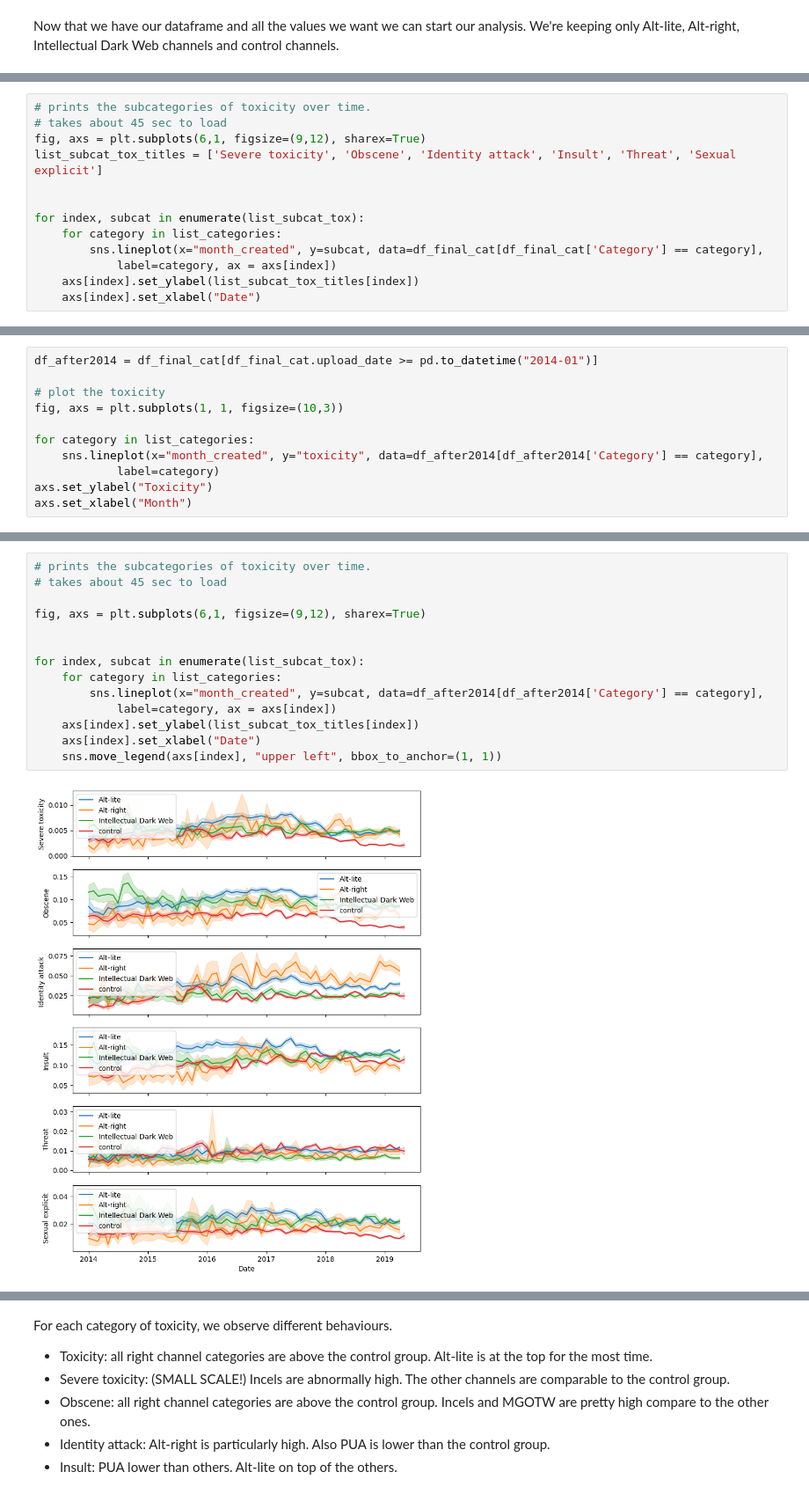
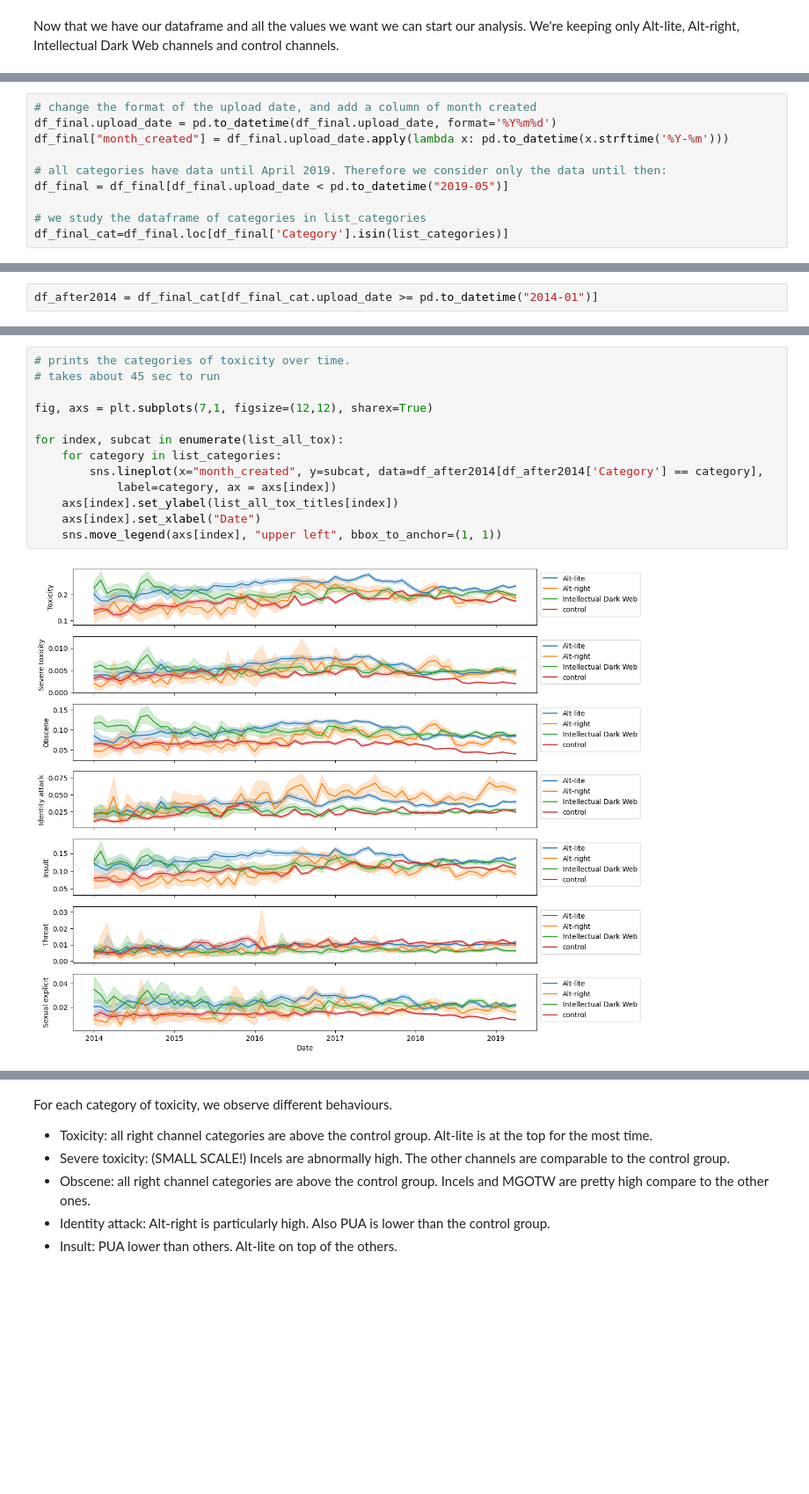
Before and after one commit to epfl-ada/ada-2022-project-strauss, a Jupyter notebook: toxic_evolution_time.ipynb, the cells around one changed output, grey strips where cells are left out. Shown at 88% size. Cells and saved outputs as stored; diff of their text form; blank space fills up the shorter version.

```diff
--- a/toxic_evolution_time.ipynb
+++ b/toxic_evolution_time.ipynb
@@ -172,13 +144,0 @@ Text(0.5, 0, 'Month')
-# %%
-# prints the subcategories of toxicity over time.
-# takes about 45 sec to load
-fig, axs = plt.subplots(6,1, figsize=(9,12), sharex=True)
-list_subcat_tox_titles = ['Severe toxicity', 'Obscene', 'Identity attack', 'Insult', 'Threat', 'Sexual explicit']
-
-
-for index, subcat in enumerate(list_subcat_tox):
-    for category in list_categories:
-        sns.lineplot(x="month_created", y=subcat, data=df_final_cat[df_final_cat['Category'] == category],
-            label=category, ax = axs[index])
-    axs[index].set_ylabel(list_subcat_tox_titles[index])
-    axs[index].set_xlabel("Date")
@@ -189,0 +145,10 @@ for index, subcat in enumerate(list_subcat_tox):
+# %%
+# change the format of the upload date, and add a column of month created
+df_final.upload_date = pd.to_datetime(df_final.upload_date, format='%Y%m%d')
+df_final["month_created"] = df_final.upload_date.apply(lambda x: pd.to_datetime(x.strftime('%Y-%m')))
+
+# all categories have data until April 2019. Therefore we consider only the data until then:
+df_final = df_final[df_final.upload_date < pd.to_datetime("2019-05")]
+
+# we study the dataframe of categories in list_categories
+df_final_cat=df_final.loc[df_final['Category'].isin(list_categories)]
@@ -190,11 +186,2 @@ for index, subcat in enumerate(list_subcat_tox):
 # %%
 df_after2014 = df_final_cat[df_final_cat.upload_date >= pd.to_datetime("2014-01")]
-
-# plot the toxicity
-fig, axs = plt.subplots(1, 1, figsize=(10,3))
-
-for category in list_categories:
-    sns.lineplot(x="month_created", y="toxicity", data=df_after2014[df_after2014['Category'] == category],
-            label=category)
-axs.set_ylabel("Toxicity")
-axs.set_xlabel("Month")
@@ -204,19 +191,18 @@ Text(0.5, 0, 'Month')
 # %%
-# prints the subcategories of toxicity over time.
-# takes about 45 sec to load
+# prints the categories of toxicity over time.
+# takes about 45 sec to run
 
-fig, axs = plt.subplots(6,1, figsize=(9,12), sharex=True)
+fig, axs = plt.subplots(7,1, figsize=(12,12), sharex=True)
 
-
-for index, subcat in enumerate(list_subcat_tox):
+for index, subcat in enumerate(list_all_tox):
     for category in list_categories:
         sns.lineplot(x="month_created", y=subcat, data=df_after2014[df_after2014['Category'] == category],
             label=category, ax = axs[index])
-    axs[index].set_ylabel(list_subcat_tox_titles[index])
+    axs[index].set_ylabel(list_all_tox_titles[index])
     axs[index].set_xlabel("Date")
     sns.move_legend(axs[index], "upper left", bbox_to_anchor=(1, 1))
 # %% [output]
-[figure, old version]
+[figure, new version]
 # %% [markdown]
 For each category of toxicity, we observe different behaviours.
 * Toxicity: alt-lite has become more toxic than other categeries.
```
Also changed, not shown: parts of 26 cells of this notebook.
